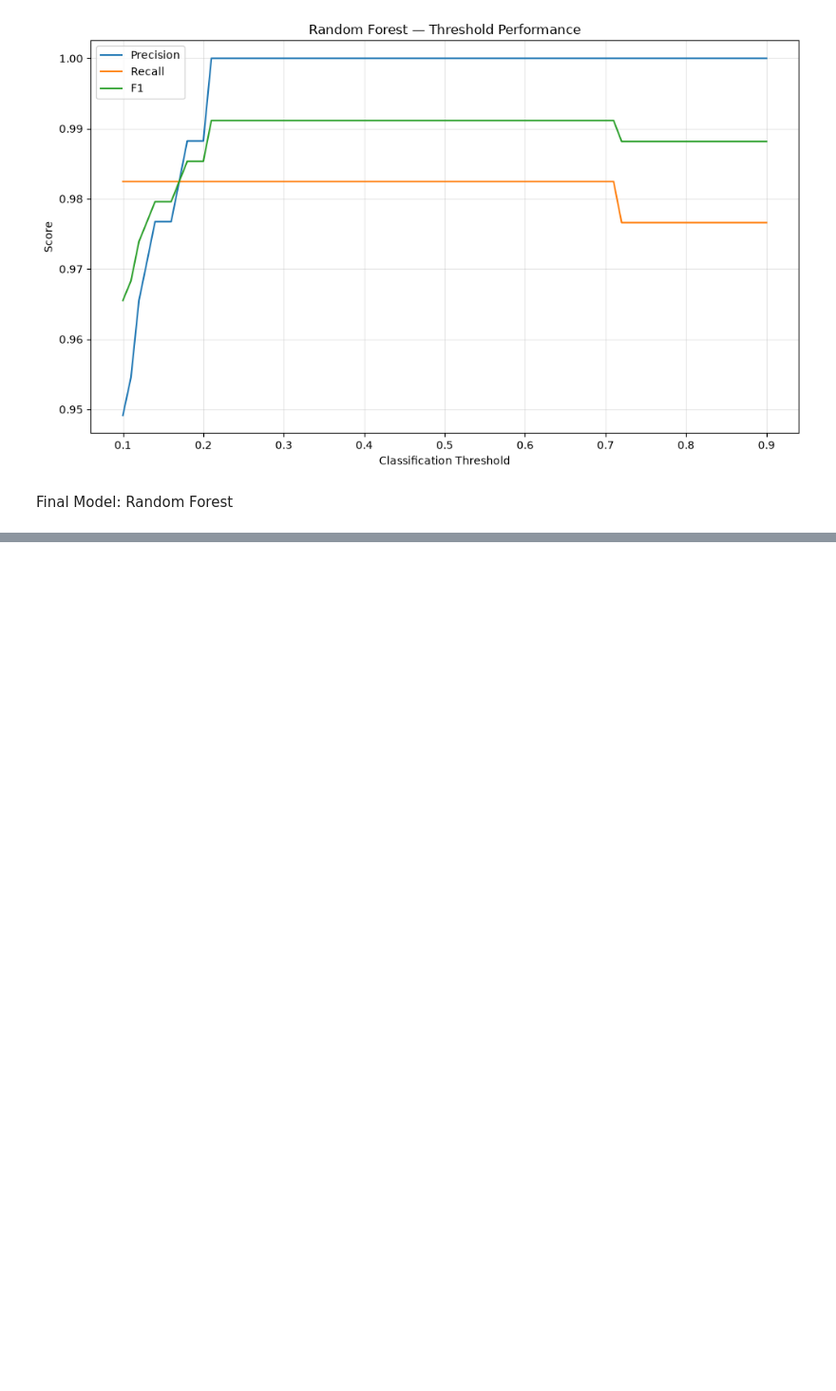
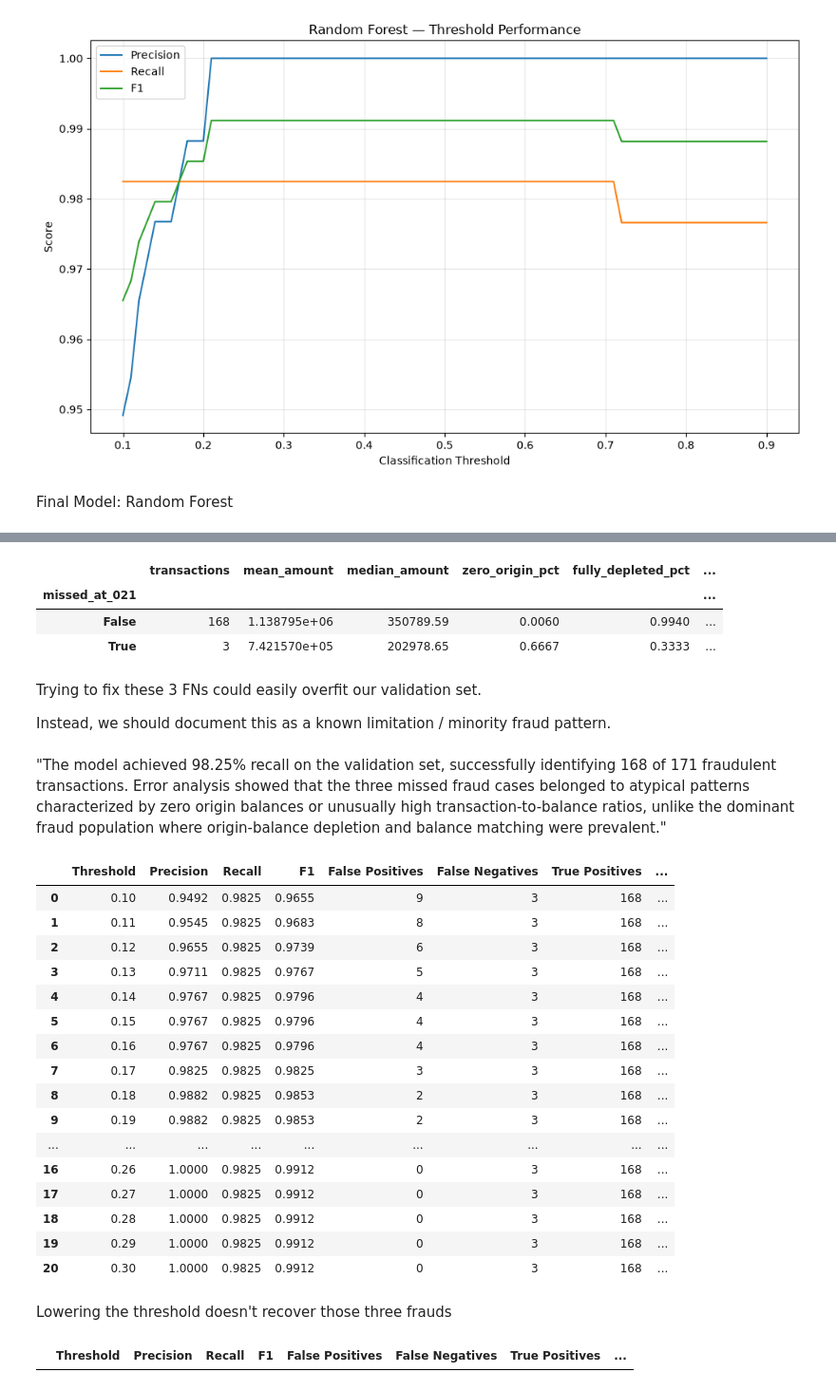
Before and after one commit to KarthikDaivadnya/FraudShield-AI, a Jupyter notebook: fraudshield_ai.ipynb, the cells around one changed output, grey strips where cells are left out. Shown at 95% size. Saved outputs shown, nothing was run; the diff lists cells and outputs as text; code cells hidden in the pictures; blank space fills up the shorter version.

Commit message:
completed threshold valid-set-cost

```diff
--- a/fraudshield_ai.ipynb
+++ b/fraudshield_ai.ipynb
@@ -5087,0 +5185,78 @@ Lowest fraudulent fraud probability:
+# %%
+fraud_val = X_val.loc[y_val == 1].copy()
+
+fraud_val["fraud_probability"] = rf_val_proba[y_val == 1]
+
+fraud_val["missed_at_021"] = (
+    fraud_val["fraud_probability"] < 0.21
+)
+
+fraud_val.groupby("missed_at_021").agg(
+    transactions=("fraud_probability", "size"),
+    mean_amount=("amount", "mean"),
+    median_amount=("amount", "median"),
+    zero_origin_pct=("origin_balance_zero", "mean"),
+    fully_depleted_pct=("origin_balance_fully_depleted", "mean"),
+    balance_match_pct=("origin_balance_match", "mean")
+).round(4)
+# %% [output]
+|  | transactions | mean_amount | median_amount | zero_origin_pct | fully_depleted_pct | ... |
+| missed_at_021 |  |  |  |  |  | ... |
+| False | 168 | 1.138795e+06 | 350789.59 | 0.0060 | 0.9940 | ... |
+| True | 3 | 7.421570e+05 | 202978.65 | 0.6667 | 0.3333 | ... |
+# %% [markdown]
+Trying to fix these 3 FNs could easily overfit our validation set.
+
+Instead, we should document this as a known limitation / minority fraud pattern.
+# %% [markdown]
+"The model achieved 98.25% recall on the validation set, successfully identifying 168 of 171 fraudulent transactions. Error analysis showed that the three missed fraud cases belonged to atypical patterns characterized by zero origin balances or unusually high transaction-to-balance ratios, unlike the dominant fraud population where origin-balance depletion and balance matching were prevalent."
+# %%
+threshold_operating_points = threshold_results_df[
+    [
+        "Threshold",
+        "Precision",
+        "Recall",
+        "F1",
+        "False Positives",
+        "False Negatives",
+        "True Positives",
+        "True Negatives"
+    ]
+].copy()
+
+threshold_operating_points[
+    threshold_operating_points["Threshold"].between(
+        0.00, 0.30
+    )
+].round(4)
+# %% [output]
+|  | Threshold | Precision | Recall | F1 | False Positives | False Negatives | True Positives | ... |
+| 0 | 0.10 | 0.9492 | 0.9825 | 0.9655 | 9 | 3 | 168 | ... |
+| 1 | 0.11 | 0.9545 | 0.9825 | 0.9683 | 8 | 3 | 168 | ... |
+| 2 | 0.12 | 0.9655 | 0.9825 | 0.9739 | 6 | 3 | 168 | ... |
+| 3 | 0.13 | 0.9711 | 0.9825 | 0.9767 | 5 | 3 | 168 | ... |
+| 4 | 0.14 | 0.9767 | 0.9825 | 0.9796 | 4 | 3 | 168 | ... |
+| 5 | 0.15 | 0.9767 | 0.9825 | 0.9796 | 4 | 3 | 168 | ... |
+| 6 | 0.16 | 0.9767 | 0.9825 | 0.9796 | 4 | 3 | 168 | ... |
+| 7 | 0.17 | 0.9825 | 0.9825 | 0.9825 | 3 | 3 | 168 | ... |
+| 8 | 0.18 | 0.9882 | 0.9825 | 0.9853 | 2 | 3 | 168 | ... |
+| 9 | 0.19 | 0.9882 | 0.9825 | 0.9853 | 2 | 3 | 168 | ... |
+| ... | ... | ... | ... | ... | ... | ... | ... | ... |
+| 16 | 0.26 | 1.0000 | 0.9825 | 0.9912 | 0 | 3 | 168 | ... |
+| 17 | 0.27 | 1.0000 | 0.9825 | 0.9912 | 0 | 3 | 168 | ... |
+| 18 | 0.28 | 1.0000 | 0.9825 | 0.9912 | 0 | 3 | 168 | ... |
+| 19 | 0.29 | 1.0000 | 0.9825 | 0.9912 | 0 | 3 | 168 | ... |
+| 20 | 0.30 | 1.0000 | 0.9825 | 0.9912 | 0 | 3 | 168 | ... |
+# %% [markdown]
+Lowering the threshold doesn't recover those three frauds
+# %%
+# Show only thresholds where at least one additional fraud is detected
+# compared with the current 0.21 operating point.
+
+baseline_tp = 168
+
+threshold_operating_points[
+    threshold_operating_points["True Positives"] > baseline_tp
+].round(4)
+# %% [output]
+|  | Threshold | Precision | Recall | F1 | False Positives | False Negatives | True Positives | ... |
```
Also changed, not shown: parts of 24 cells of this notebook.
